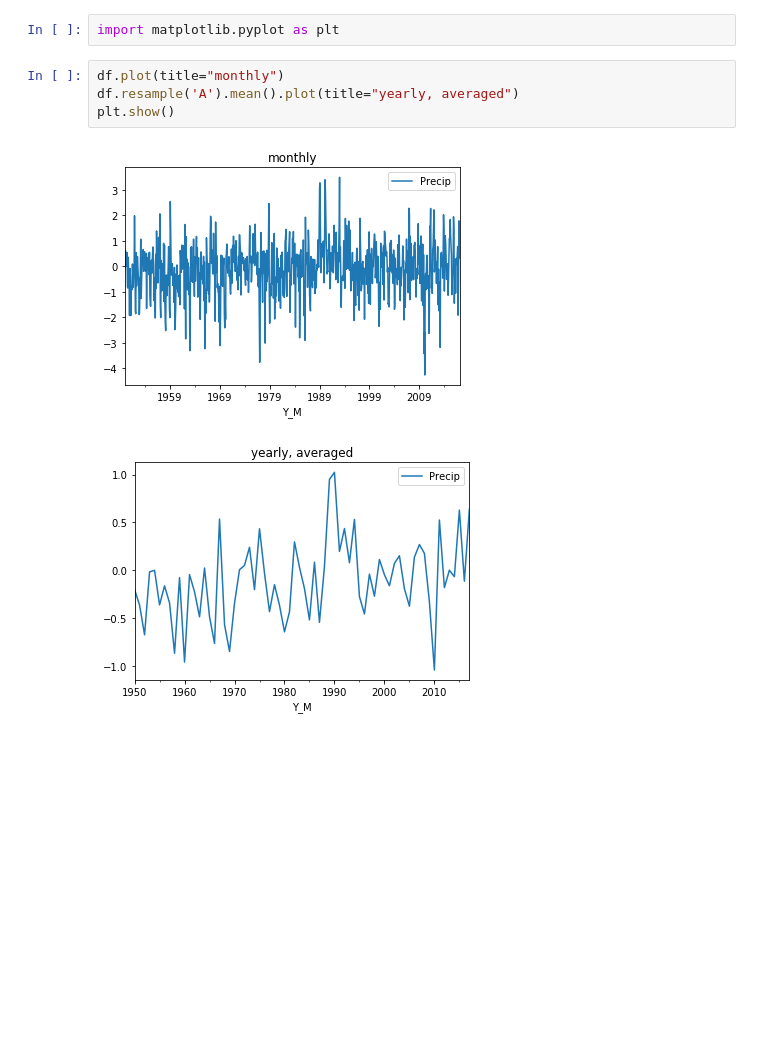
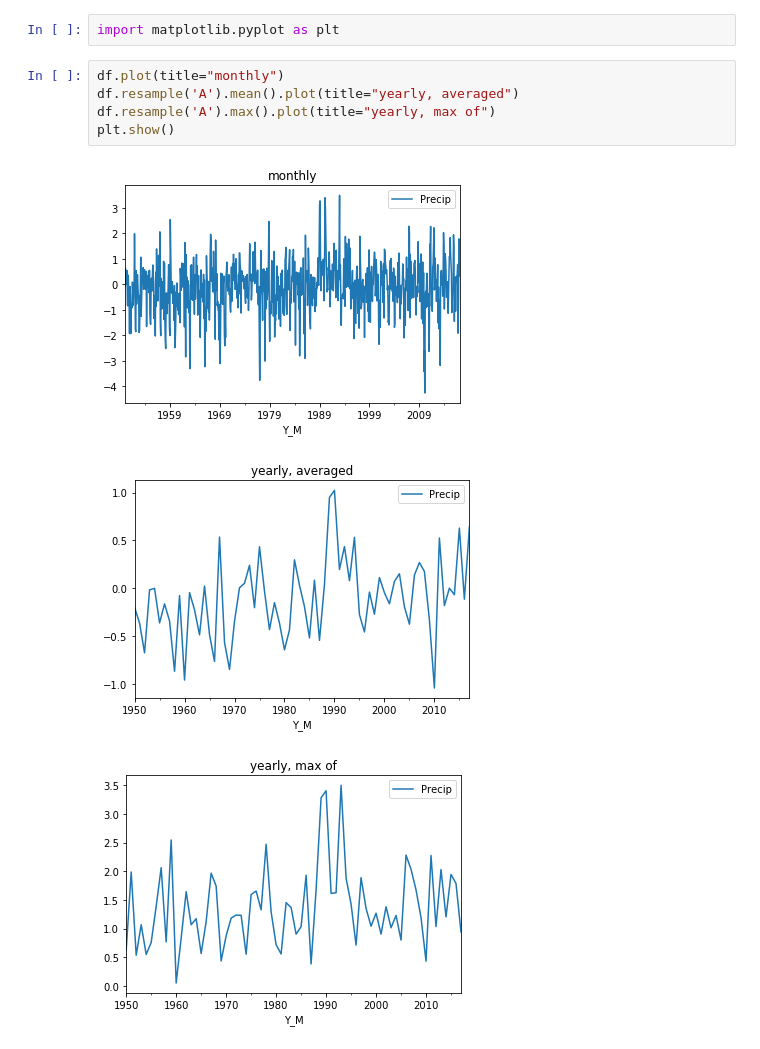
Before and after one commit to donghun2018/note-panda, a Jupyter notebook: TimeSeries_tutorial_01.ipynb, the cells around one changed output. Cells and saved outputs as stored; diff of their text form; blank space fills up the shorter version.

```diff
--- a/TimeSeries_tutorial_01.ipynb
+++ b/TimeSeries_tutorial_01.ipynb
@@ -107,7 +107,9 @@ import matplotlib.pyplot as plt
 # %%
 df.plot(title="monthly")
 df.resample('A').mean().plot(title="yearly, averaged")
+df.resample('A').max().plot(title="yearly, max of")
 plt.show()
 # %% [output]
 [figure]
 [figure]
+[figure, added]
```
Also changed, not shown: parts of 24 cells of this notebook.
